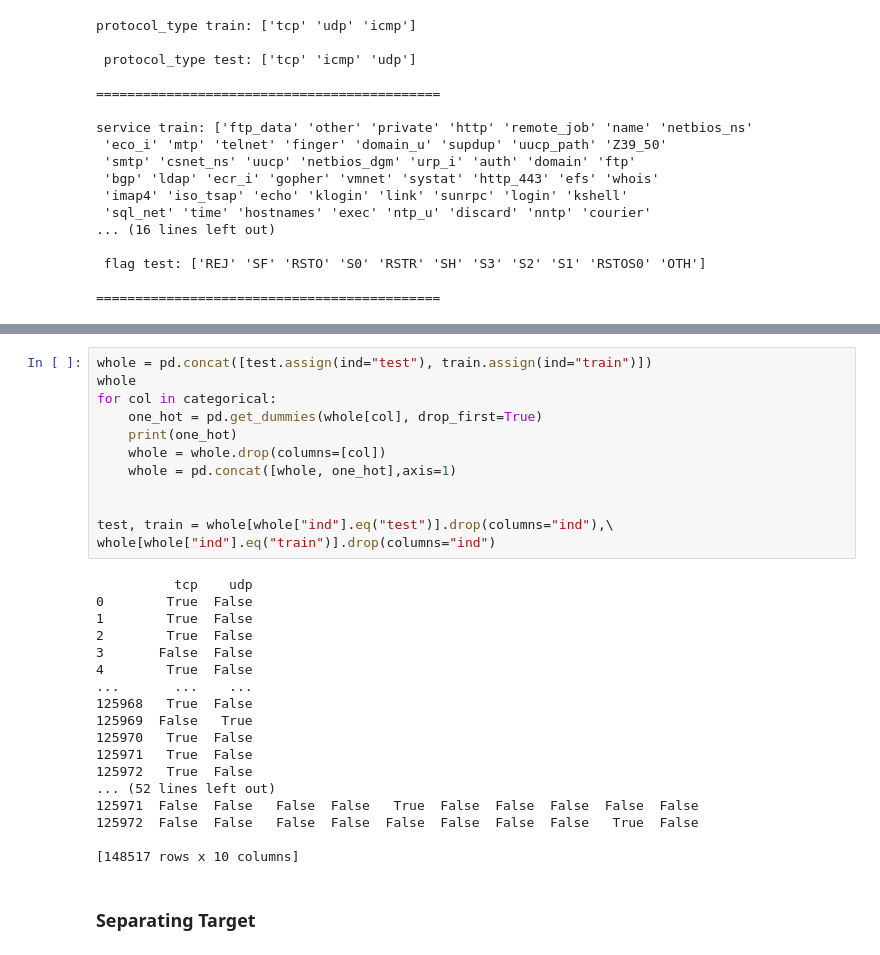
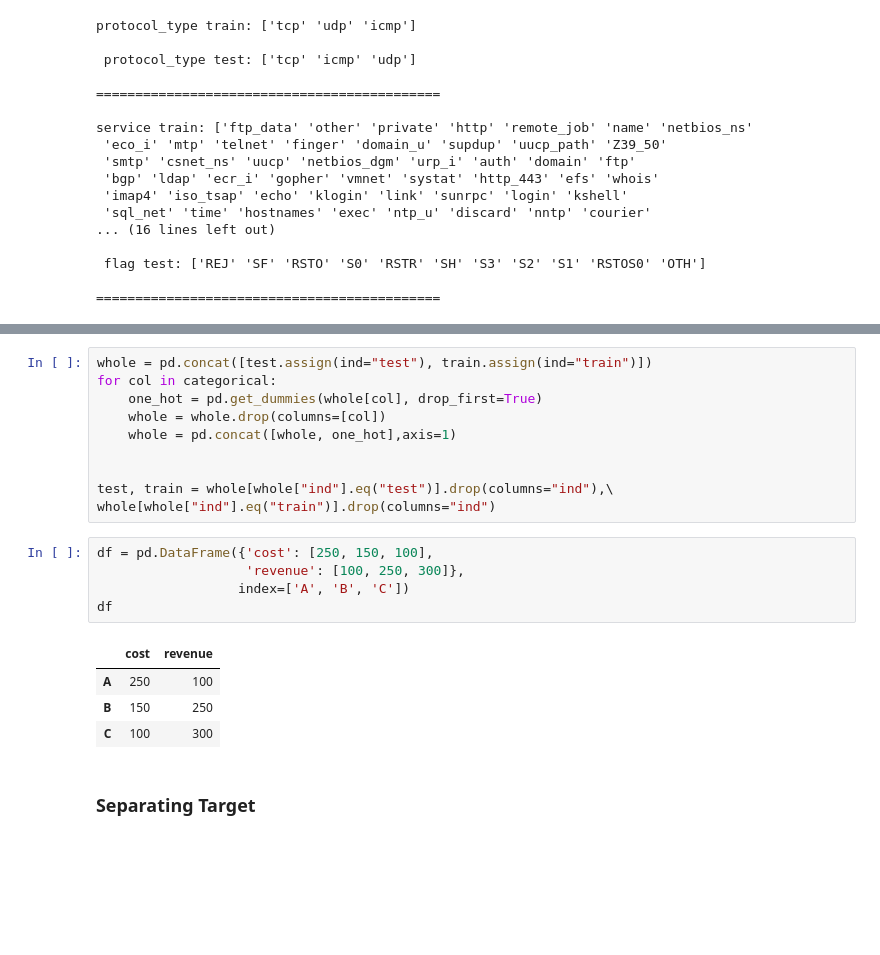
Before and after one commit to NguyenNhat4/IDS, a Jupyter notebook: ml/notebooks/intrusion-detection-83-accuracy-using-svm-xgbm.ipynb, the cells around one changed output, grey strips where cells are left out. Cells and saved outputs as stored; diff of their text form; blank space fills up the shorter version.

```diff
--- a/ml/notebooks/intrusion-detection-83-accuracy-using-svm-xgbm.ipynb
+++ b/ml/notebooks/intrusion-detection-83-accuracy-using-svm-xgbm.ipynb
@@ -372,33 +417,23 @@ attack	1	0
 # %%
 whole = pd.concat([test.assign(ind="test"), train.assign(ind="train")])
-whole
 for col in categorical:
     one_hot = pd.get_dummies(whole[col], drop_first=True)
-    print(one_hot)
     whole = whole.drop(columns=[col])
     whole = pd.concat([whole, one_hot],axis=1)
 
 
 test, train = whole[whole["ind"].eq("test")].drop(columns="ind"),\
 whole[whole["ind"].eq("train")].drop(columns="ind")
-# %% [output]
-          tcp    udp
-0        True  False
-1        True  False
-2        True  False
-3       False  False
-4        True  False
-...       ...    ...
-125968   True  False
-125969  False   True
-125970   True  False
-125971   True  False
-125972   True  False
-... (52 lines left out)
-125971  False  False   False  False   True  False  False  False  False  False
-125972  False  False   False  False  False  False  False  False   True  False
-
-[148517 rows x 10 columns]
+# %%
+df = pd.DataFrame({'cost': [250, 150, 100],
+                   'revenue': [100, 250, 300]},
+                  index=['A', 'B', 'C'])
+df
+# %% [output]
+|  | cost | revenue |
+| A | 250 | 100 |
+| B | 150 | 250 |
+| C | 100 | 300 |
 # %% [markdown]
 ### Separating Target <a id='tar'></a>
 # %%
```
Also changed, not shown: parts of 13 cells of this notebook, 7 other files.
